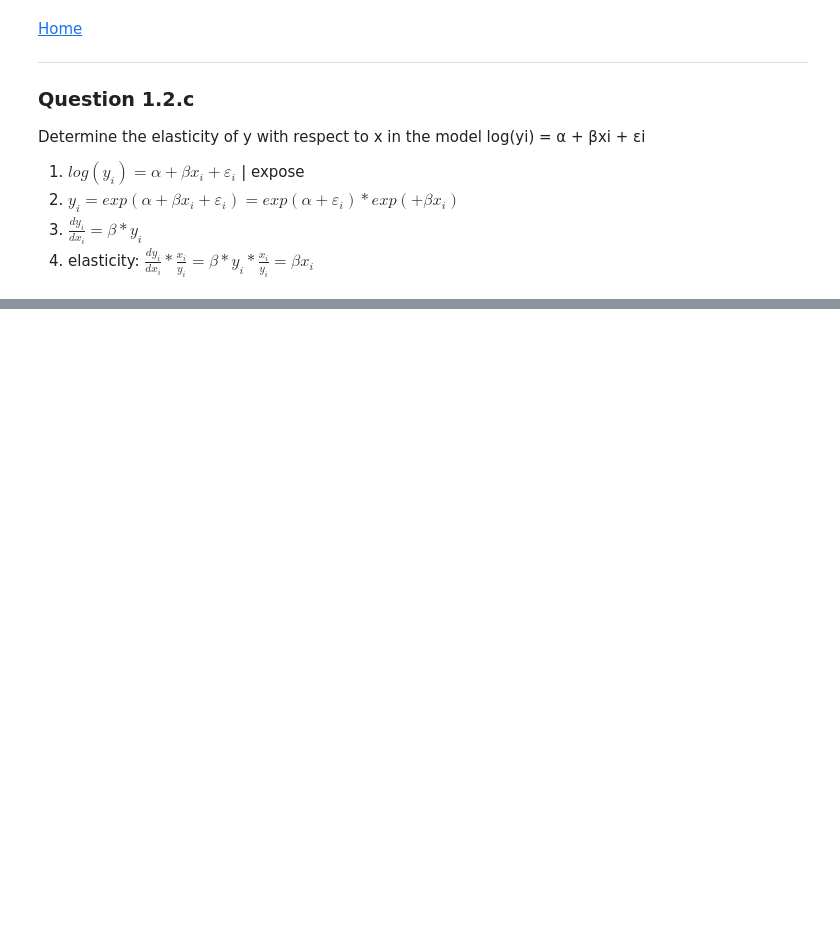
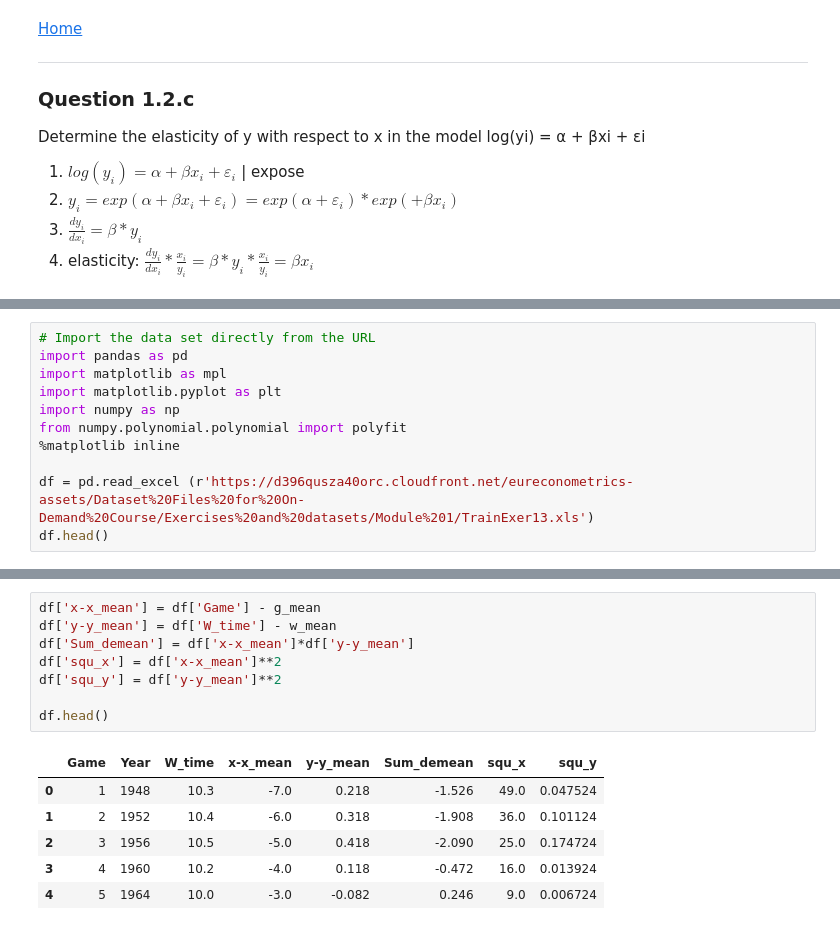
Before and after one commit to rogermoll/econometrics, a Jupyter notebook: Econometrics.ipynb, the cells around one changed output, grey strips where cells are left out. Saved outputs shown, nothing was run; the diff lists cells and outputs as text; blank space fills up the shorter version.

Commit message:
Exercise 1.3

```diff
--- a/Econometrics.ipynb
+++ b/Econometrics.ipynb
@@ -285,0 +354,11 @@ Determine the elasticity of y with respect to x in the model log(yi) = α + βxi
+# %%
+# Import the data set directly from the URL
+import pandas as pd
+import matplotlib as mpl
+import matplotlib.pyplot as plt
+import numpy as np
+from numpy.polynomial.polynomial import polyfit
+%matplotlib inline
+
+df = pd.read_excel (r'https://d396qusza40orc.cloudfront.net/eureconometrics-assets/Dataset%20Files%20for%20On-Demand%20Course/Exercises%20and%20datasets/Module%201/TrainExer13.xls')
+df.head()
@@ -285,0 +394,15 @@ Determine the elasticity of y with respect to x in the model log(yi) = α + βxi
+# %%
+df['x-x_mean'] = df['Game'] - g_mean
+df['y-y_mean'] = df['W_time'] - w_mean
+df['Sum_demean'] = df['x-x_mean']*df['y-y_mean']
+df['squ_x'] = df['x-x_mean']**2
+df['squ_y'] = df['y-y_mean']**2
+
+df.head()
+# %% [output]
+|  | Game | Year | W_time | x-x_mean | y-y_mean | Sum_demean | squ_x | squ_y |
+| 0 | 1 | 1948 | 10.3 | -7.0 | 0.218 | -1.526 | 49.0 | 0.047524 |
+| 1 | 2 | 1952 | 10.4 | -6.0 | 0.318 | -1.908 | 36.0 | 0.101124 |
+| 2 | 3 | 1956 | 10.5 | -5.0 | 0.418 | -2.090 | 25.0 | 0.174724 |
+| 3 | 4 | 1960 | 10.2 | -4.0 | 0.118 | -0.472 | 16.0 | 0.013924 |
+| 4 | 5 | 1964 | 10.0 | -3.0 | -0.082 | 0.246 | 9.0 | 0.006724 |
```
Also changed, not shown: parts of 14 cells of this notebook.
